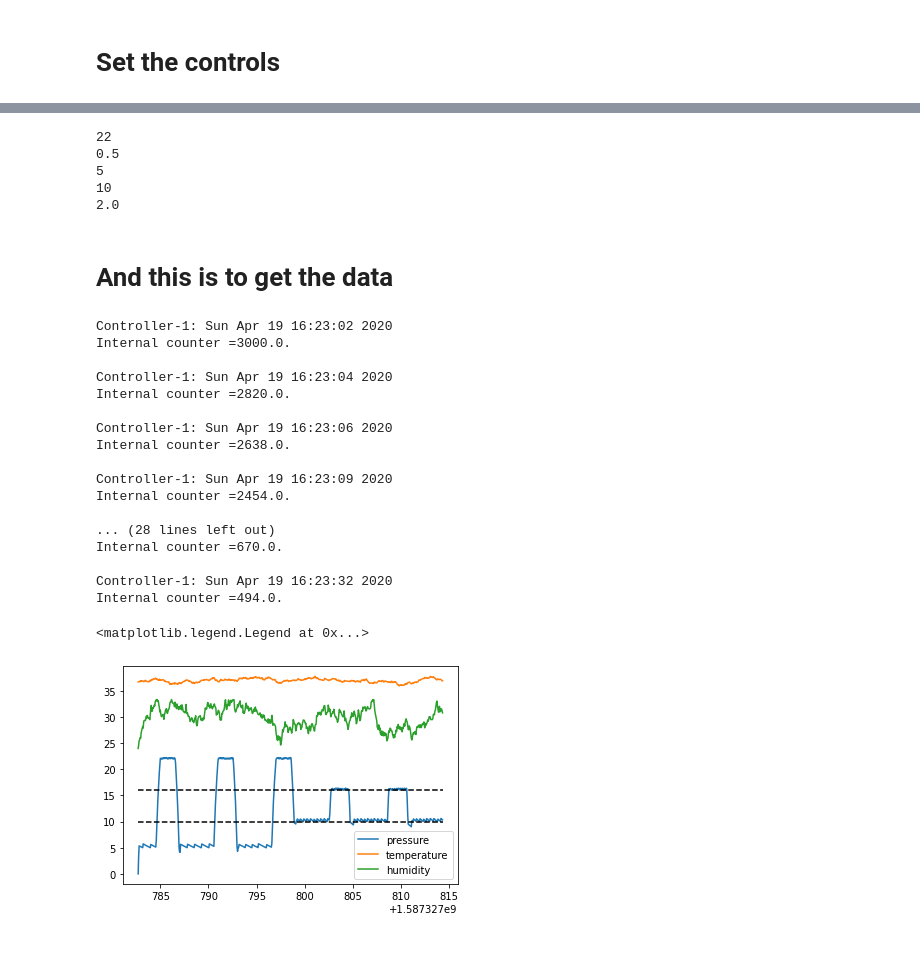
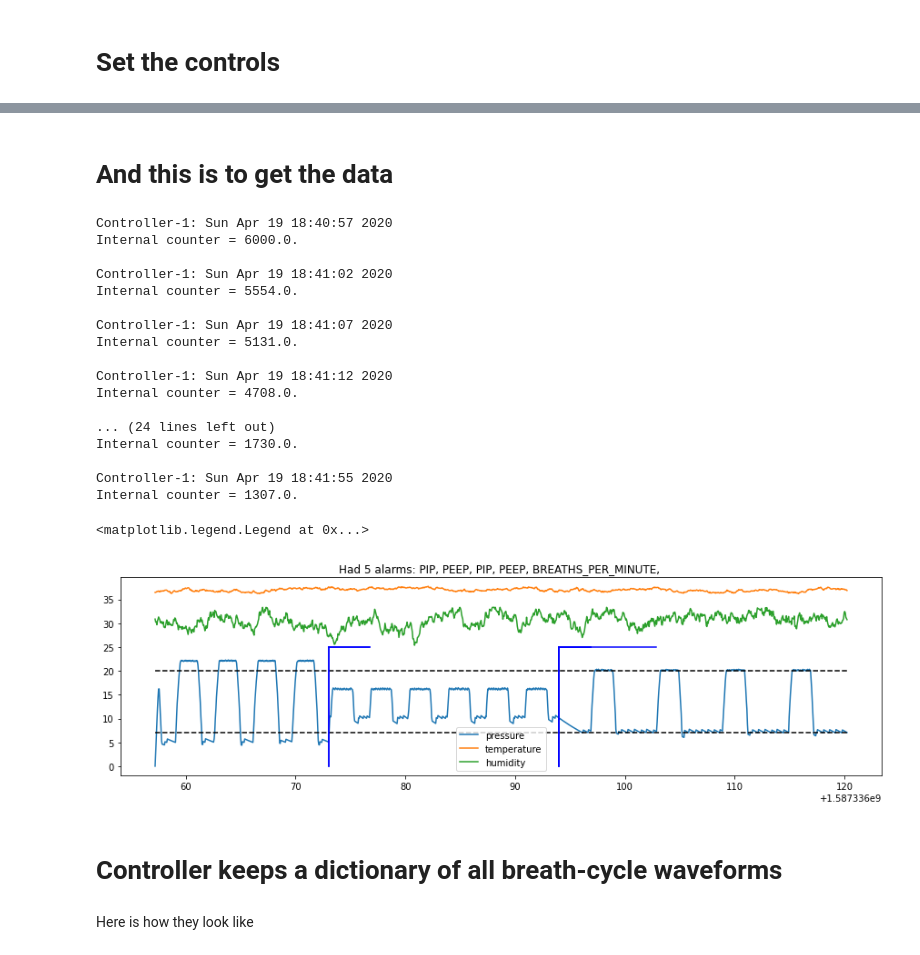
Before and after one commit to CohenLabPrinceton/pvp, a Jupyter notebook: sandbox/testPIDControllerClass.ipynb, the cells around one changed output, grey strips where cells are left out. Cells and saved outputs as stored; diff of their text form; code cells hidden in the pictures.

Commit message:
update of the control_module - is now supporting all alarms update of the jupyter-notebook to play with them.

```diff
--- a/sandbox/testPIDControllerClass.ipynb
+++ b/sandbox/testPIDControllerClass.ipynb
@@ -78,22 +59,9 @@ c5 = ControlSettings(name=ControlSettingName.INSPIRATION_TIME_SEC, value=2.0,
 # %%
-runtime = 30 # run this for 30 seconds
-
+runtime = 60 # run this for 30 seconds
 thread1 = ControllerThread(1, "Controller-1", runtime/0.01) #5sec in 10ms steps
 
 for command in [c1,c2,c3,c4,c5]:
     thread1.set_controls(command)
-# %%
-print(thread1.ContollInstance.Controller.PIP)
-print(thread1.ContollInstance.Controller.PIP_time)
-print(thread1.ContollInstance.Controller.PEEP)
-print(thread1.ContollInstance.Controller.bpm)
-print(thread1.ContollInstance.Controller.I_phase)
-# %% [output]
-22
-0.5
-5
-10
-2.0
 # %% [markdown]
 # And this is to get the data
 # %%
@@ -105,61 +73,77 @@ ls = []
 tt = []
 for t in np.arange(0,runtime,sample_times):
 
-    if t%2==0:  # ask for a heartbeat from thread two seconds
+    if t%5==0:  # ask for a heartbeat from thread two seconds
         thread1.heartbeat()
 
     if t>15:    #after 15 sec, set PEEP to 10
-        command = ControlSettings(name=ControlSettingName.PEEP, value=10, min_value=9, \
-                          max_value=12, timestamp=time.time())
+        command = ControlSettings(name=ControlSettingName.PEEP, value=10, min_value=9, max_value=12, timestamp=time.time())
         thread1.set_controls(command)
-        command = ControlSettings(name=ControlSettingName.PIP, value=16, min_value=9, \
-                          max_value=12, timestamp=time.time())
+        command = ControlSettings(name=ControlSettingName.PIP, value=16, min_value=15, max_value=17, timestamp=time.time())
         thread1.set_controls(command)
 
+    if t>35:    #after 15 sec, set PEEP to 10
+        command = ControlSettings(name=ControlSettingName.PEEP, value=7, min_value=5, max_value=9, timestamp=time.time())
+        thread1.set_controls(command)
+        command = ControlSettings(name=ControlSettingName.PIP, value=20, min_value=18, max_value=22, timestamp=time.time())
+        thread1.set_controls(command)
+        command = ControlSettings(name=ControlSettingName.BREATHS_PER_MINUTE, value=10, min_value=8, max_value=11, timestamp=time.time())
+        thread1.set_controls(command)
 
     vals = thread1.get_sensor_values()
     ls.append(vals)
     tt.append(time.time())
 
     time.sleep(0.05)
-
-
-# to be implemented:
-#     instance.get_alarms()
-#     instance.get_active_alarms()
-#     instance.get_logged_alarms()
 # %% [output]
-Controller-1: Sun Apr 19 16:23:02 2020
-Internal counter =3000.0.
+Controller-1: Sun Apr 19 18:40:57 2020
+Internal counter = 6000.0.
 
-Controller-1: Sun Apr 19 16:23:04 2020
-Internal counter =2820.0.
+Controller-1: Sun Apr 19 18:41:02 2020
+Internal counter = 5554.0.
 
-Controller-1: Sun Apr 19 16:23:06 2020
-Internal counter =2638.0.
+Controller-1: Sun Apr 19 18:41:07 2020
+Internal counter = 5131.0.
 
-Controller-1: Sun Apr 19 16:23:09 2020
-Internal counter =2454.0.
+Controller-1: Sun Apr 19 18:41:12 2020
+Internal counter = 4708.0.
 
-... (28 lines left out)
-Internal counter =670.0.
+... (24 lines left out)
+Internal counter = 1730.0.
 
-Controller-1: Sun Apr 19 16:23:32 2020
-Internal counter =494.0.
+Controller-1: Sun Apr 19 18:41:55 2020
+Internal counter = 1307.0.
 # %%
+pl.rcParams['figure.figsize'] = [15, 4]
+
 pip = thread1.ContollInstance.Controller.PIP
 peep = thread1.ContollInstance.Controller.PEEP
 
 pl.plot(tt, [s.pressure for s in ls], label = 'pressure')
 pl.plot(tt, [s.temp for s in ls], label = "temperature")
 pl.plot(tt, [s.humidity/3 for s in ls], label = "humidity")
 pl.plot([np.min(tt), np.max(tt)], [pip, pip], 'k--')
 pl.plot([np.min(tt), np.max(tt)], [peep, peep], 'k--')
 
+for alarm in thread1.ContollInstance.get_active_alarms():
+    pl.plot([alarm.alarm_start_time, alarm.alarm_start_time], [0,25], 'r-')
+for alarm in thread1.ContollInstance.get_logged_alarms():
+    pl.plot([alarm.alarm_start_time, alarm.alarm_start_time], [0,25], 'b-')
+    pl.plot([alarm.alarm_start_time, alarm.alarm_end_time],  [25,25], 'b-')
+
+s = "Had " + str(len(thread1.ContollInstance.get_alarms())) + " alarms: "
+for alarm in thread1.ContollInstance.get_alarms():
+    s = s + alarm.alarm_name + ", "
+
+pl.title(s)
 pl.legend()
 # %% [output]
 <matplotlib.legend.Legend at 0x...>
-[figure, old version]
+[figure, new version]
+# %% [markdown]
+# Controller keeps a dictionary of all breath-cycle waveforms
+# %% [markdown]
+Here is how they look like
 # %%
 for k in thread1.ContollInstance.Controller.cycle_waveforms.keys():
     array = thread1.ContollInstance.Controller.cycle_waveforms[k]
```
Also changed, not shown: parts of 11 cells of this notebook, 1 other file.
